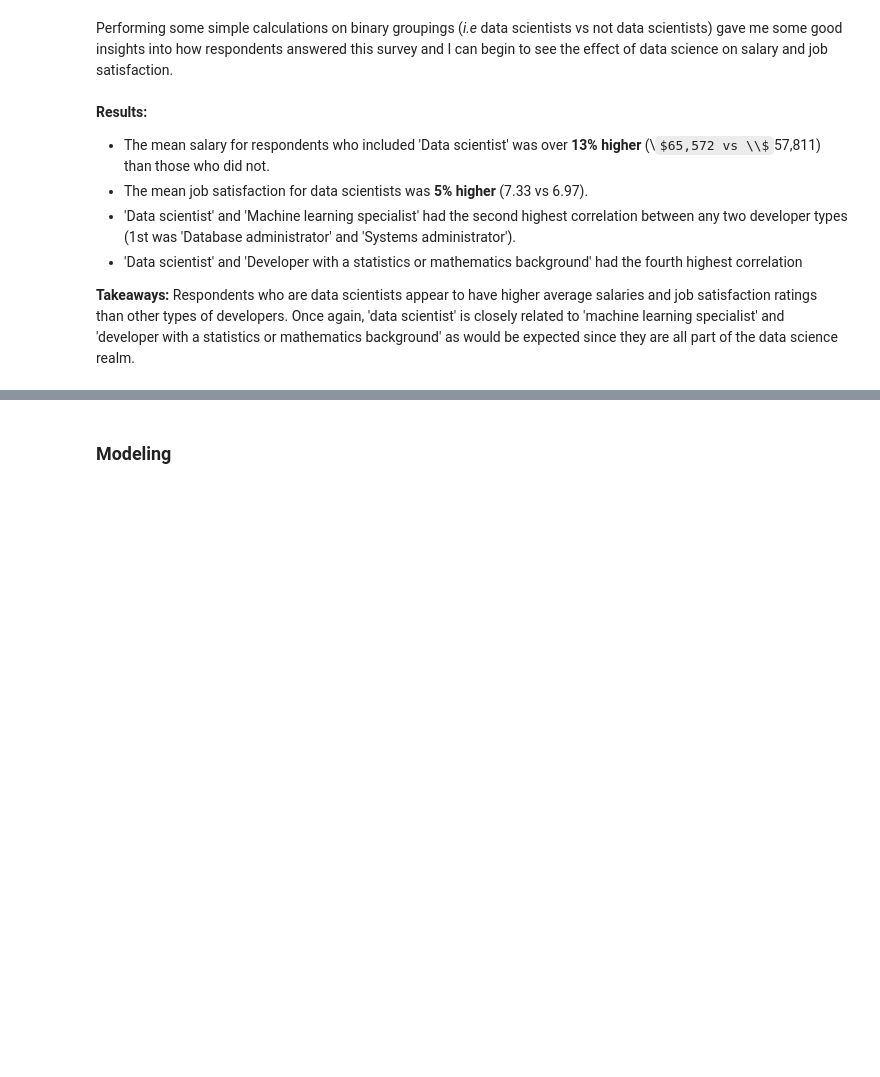
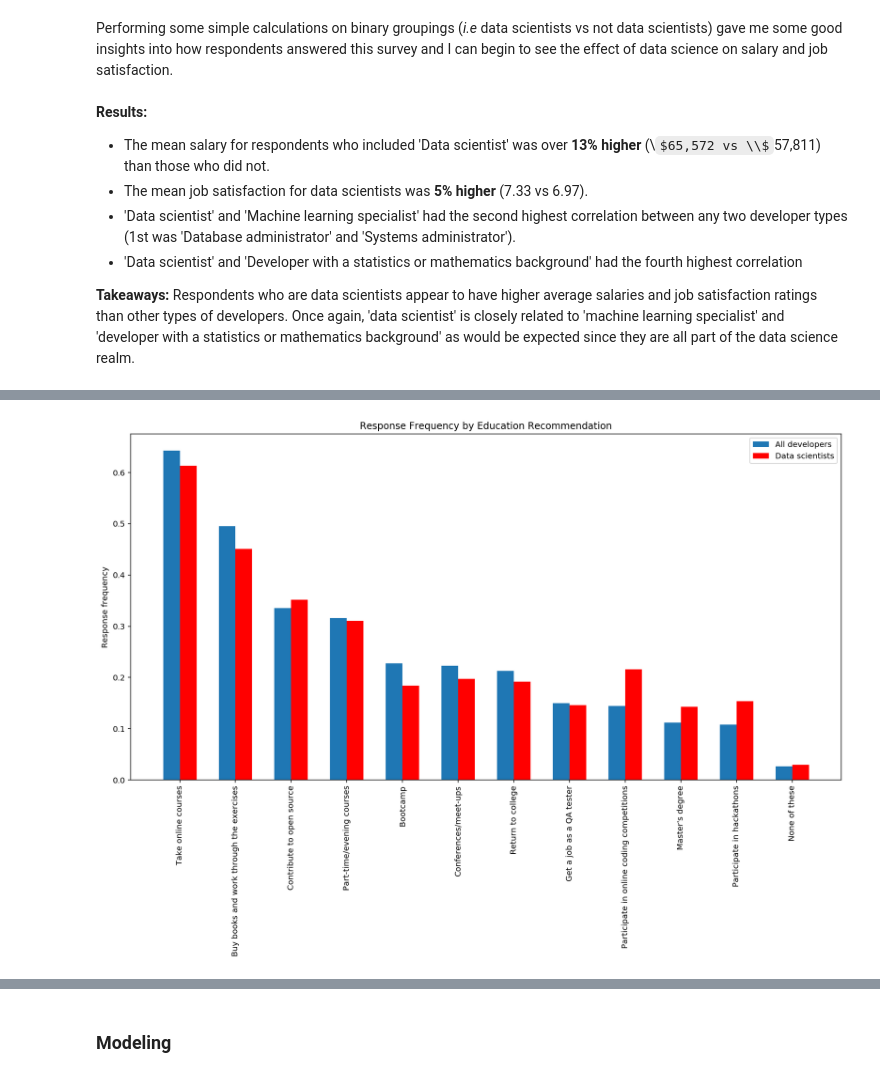
Before and after one commit to blowe615/stackoverflow_survey, a Jupyter notebook: Investigating How Data Scientists Answered the Stack Overflow Survey.ipynb, the cells around one changed output, grey strips where cells are left out. Drawn from its saved outputs; the diff is of its cells as text; code cells hidden in the pictures; some formulas as TeX source; blank space fills up the shorter version.

```diff
--- a/Investigating How Data Scientists Answered the Stack Overflow Survey.ipynb
+++ b/Investigating How Data Scientists Answered the Stack Overflow Survey.ipynb
@@ -456,0 +532,4 @@ Respondents who are data scientists appear to have higher average salaries and j
+# %%
+# Create dataframe of frequencies of each education type recommended by all developers
+dev_ed_recs_df = pd.DataFrame(encoded_education_df.iloc[:,14:].mean(axis=0).sort_values(ascending=False),columns=['Ed_Freq'])
+dev_ed_recs_df
@@ -456,0 +550,7 @@ Respondents who are data scientists appear to have higher average salaries and j
+# %%
+# Create a dataframe only containing recommendations from data scientists
+ds_education_df = encoded_education_df.loc[encoded_education_df['Data scientist'] ==1,:]
+
+# Create a dataframe of frequencies of each education type recommended by data scientists
+ds_ed_recs_df = pd.DataFrame(ds_education_df.iloc[:,14:].mean(axis=0).sort_values(ascending=False),columns=['DS_Ed_Freq'])
+ds_ed_recs_df
@@ -456,0 +571,8 @@ Respondents who are data scientists appear to have higher average salaries and j
+# %%
+# Create a new dataframe by merging the dataframes capturing frequency of each education recommended by all developers and by data scientists
+merged_ed_recs_df = pd.merge(dev_ed_recs_df, ds_ed_recs_df, right_index=True, left_index=True)
+
+# Calculate the difference in frequency for each education type and sort
+merged_ed_recs_df['Freq_Diff'] = merged_ed_recs_df['DS_Ed_Freq']-merged_ed_recs_df['Ed_Freq']
+merged_ed_recs_df_sorted = merged_ed_recs_df.sort_values(by='Freq_Diff',ascending=False)
+merged_ed_recs_df_sorted
@@ -456,0 +593,15 @@ Respondents who are data scientists appear to have higher average salaries and j
+# %%
+# Plot the education recommendation frequencies by all developers and by data scientists
+fig, ax = plt.subplots(figsize=(16,8))
+ind = np.arange(len(merged_ed_recs_df_sorted.index))
+width = 0.3
+ax.bar(ind-width/2,merged_ed_recs_df['Ed_Freq'], width=width)
+ax.bar(ind+width/2, merged_ed_recs_df['DS_Ed_Freq'],width=width, color='red')
+ax.set_xticks(np.arange(len(merged_ed_recs_df.index)))
+ax.set_xticklabels(merged_ed_recs_df.index,rotation=90)
+ax.set_ylabel('Response frequency')
+ax.set_title('Response Frequency by Education Recommendation')
+ax.legend(['All developers','Data scientists'])
+plt.show()
+# %% [output]
+[figure, added]
```
Also changed, not shown: parts of 31 cells of this notebook.
